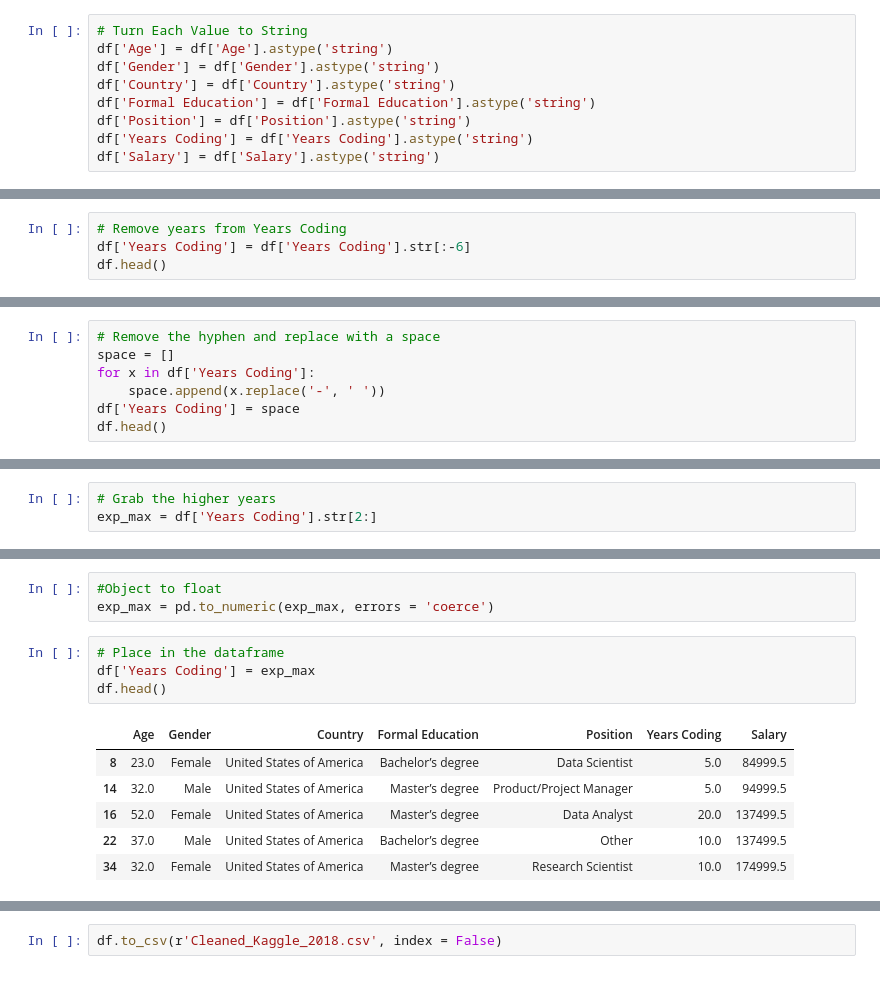
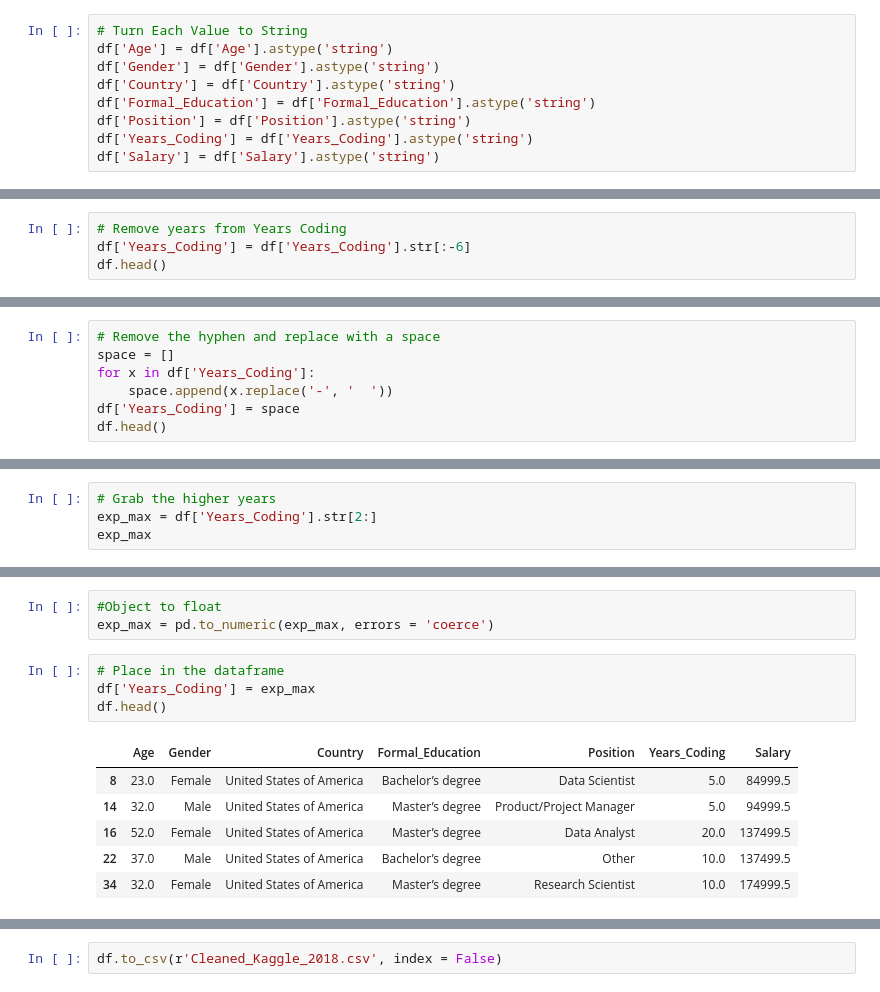
Before and after one commit to DenishaYP-creator/WomenInTech, a Jupyter notebook: Resources/Gender_Gap_In_Tech_Survery_Data/Kaggle_2018.ipynb, the cells around one changed output, grey strips where cells are left out. Drawn from its saved outputs; the diff is of its cells as text.

```diff
--- a/Resources/Gender_Gap_In_Tech_Survery_Data/Kaggle_2018.ipynb
+++ b/Resources/Gender_Gap_In_Tech_Survery_Data/Kaggle_2018.ipynb
@@ -40,9 +40,9 @@ memory usage: 124.4+ KB
 df['Age'] = df['Age'].astype('string')
 df['Gender'] = df['Gender'].astype('string')
 df['Country'] = df['Country'].astype('string')
-df['Formal Education'] = df['Formal Education'].astype('string')
+df['Formal_Education'] = df['Formal_Education'].astype('string')
 df['Position'] = df['Position'].astype('string')
-df['Years Coding'] = df['Years Coding'].astype('string')
+df['Years_Coding'] = df['Years_Coding'].astype('string')
 df['Salary'] = df['Salary'].astype('string')
 # %%
 # Check Type
@@ -225,6 +225,6 @@ dtypes: float64(2), string(5)
 memory usage: 124.4 KB
 # %%
 # Remove years from Years Coding
-df['Years Coding'] = df['Years Coding'].str[:-6]
+df['Years_Coding'] = df['Years_Coding'].str[:-6]
 df.head()
 # %% [output]
@@ -237,8 +237,8 @@ df.head()
 # %%
 # Remove the hyphen and replace with a space
 space = []
-for x in df['Years Coding']:
-    space.append(x.replace('-', ' '))
-df['Years Coding'] = space
+for x in df['Years_Coding']:
+    space.append(x.replace('-', '  '))
+df['Years_Coding'] = space
 df.head()
 # %% [output]
@@ -250,4 +250,5 @@ df.head()
 | 34 | 32.0 | Female | United States of America | Master’s degree | Research Scientist | 5 10 | 174999.5 |
 # %%
 # Grab the higher years
-exp_max = df['Years Coding'].str[2:]
+exp_max = df['Years_Coding'].str[2:]
+exp_max
@@ -256,10 +270,10 @@ exp_max = df['Years Coding'].str[2:]
 exp_max = pd.to_numeric(exp_max, errors = 'coerce')
 # %%
 # Place in the dataframe
-df['Years Coding'] = exp_max
+df['Years_Coding'] = exp_max
 df.head()
 # %% [output]
-|  | Age | Gender | Country | Formal Education | Position | Years Coding | Salary |
+|  | Age | Gender | Country | Formal_Education | Position | Years_Coding | Salary |
 | 8 | 23.0 | Female | United States of America | Bachelor’s degree | Data Scientist | 5.0 | 84999.5 |
 | 14 | 32.0 | Male | United States of America | Master’s degree | Product/Project Manager | 5.0 | 94999.5 |
 | 16 | 52.0 | Female | United States of America | Master’s degree | Data Analyst | 20.0 | 137499.5 |
```
Also changed, not shown: parts of 13 cells of this notebook, 1 other file.
